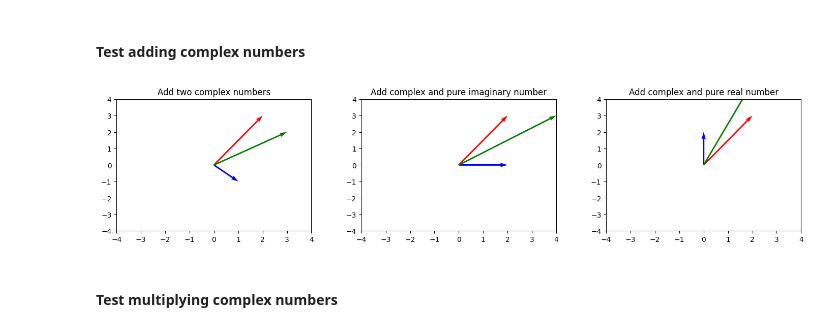
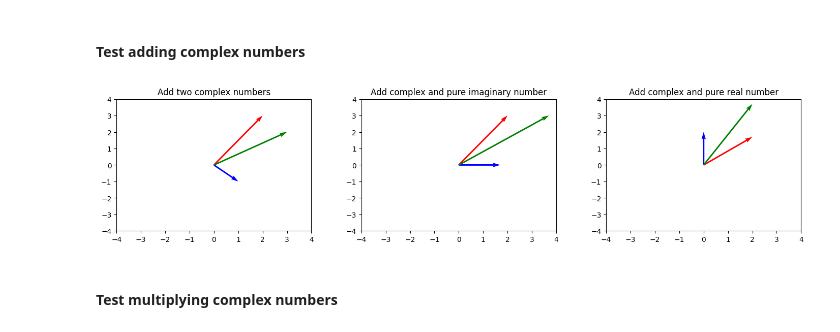
Before and after one commit to MirkaIvanova/softuni, a Jupyter notebook: 01.math/Homeworks/06.Basic-Algebra-Exercise/06.Exercise Basic Algebra.ipynb, the cells around one changed output. Saved outputs shown, nothing was run; the diff lists cells and outputs as text; code cells hidden in the pictures.

```diff
--- a/01.math/Homeworks/06.Basic-Algebra-Exercise/06.Exercise Basic Algebra.ipynb
+++ b/01.math/Homeworks/06.Basic-Algebra-Exercise/06.Exercise Basic Algebra.ipynb
@@ -182,17 +206,15 @@ Plot complex numbers as radius vectors.
 Functions to plot a single complex number and a list of complex numbers:
 # %%
 def plot_complex_number(subplot, z):
-    """
-    Plots a single complex number z as a radius vector in the passed 2D subplot
-    """
+    """Plots a single complex number z as a radius vector in the passed 2D subplot"""
+
     subplot.quiver(0, 0, z.real, z.imag, angles = "xy", scale_units = "xy", scale = 1)
     subplot.set_xticks(range(-4, 5))
     subplot.set_yticks(range(-4, 5))
 
 def plot_complex_numbers(subplot, numbers, colors):
-    """
-    Plots the given list of complex numbers as radius vectors in the passed 2D subplot
-    """
+    """Plots the given list of complex numbers as radius vectors in the passed 2D subplot"""
+
     x1 = [0] * len(numbers)
     y1 = [0] * len(numbers)
     x2 = [z.real for z in numbers]
@@ -219,23 +241,23 @@ plot_complex_numbers(ax2, [2 + 3j, -2 - 1j, -3, 2j], ["green", "red", "blue", "o
 # %%
 fig, (ax1, ax2, ax3) = plt.subplots(1, 3, figsize=(5*3, 4*1))
 fig.tight_layout(pad=4)
 
-ax1.set_title("Add two complex numbers")
 z1 = 2 + 3j
 z2 = 1 - 1j
+ax1.set_title("Add two complex numbers")
 plot_complex_numbers(ax1, [z1, z2, z1 + z2], ["red", "blue", "green"])
 
+z1 = 2 + 3j
+z2 = 1.7 + 0j
 ax2.set_title("Add complex and pure imaginary number")
-z1 = 2 + 3j
-z2 = 2 + 0j
 plot_complex_numbers(ax2, [z1, z2, z1 + z2], ["red", "blue", "green"])
 
+z1 = 2 + 1.7j
+z2 = 0 + 2j
 ax3.set_title("Add complex and pure real number")
-z1 = 2 + 3j
-z2 = 0 + 2j
 plot_complex_numbers(ax3, [z1, z2, z1 + z2], ["red", "blue", "green"])
 # %% [output]
-[figure, old version]
+[figure, new version]
 # %% [markdown]
 #### Test multiplying complex numbers
 # %%
```
Also changed, not shown: parts of 35 cells of this notebook, 1 other file.
